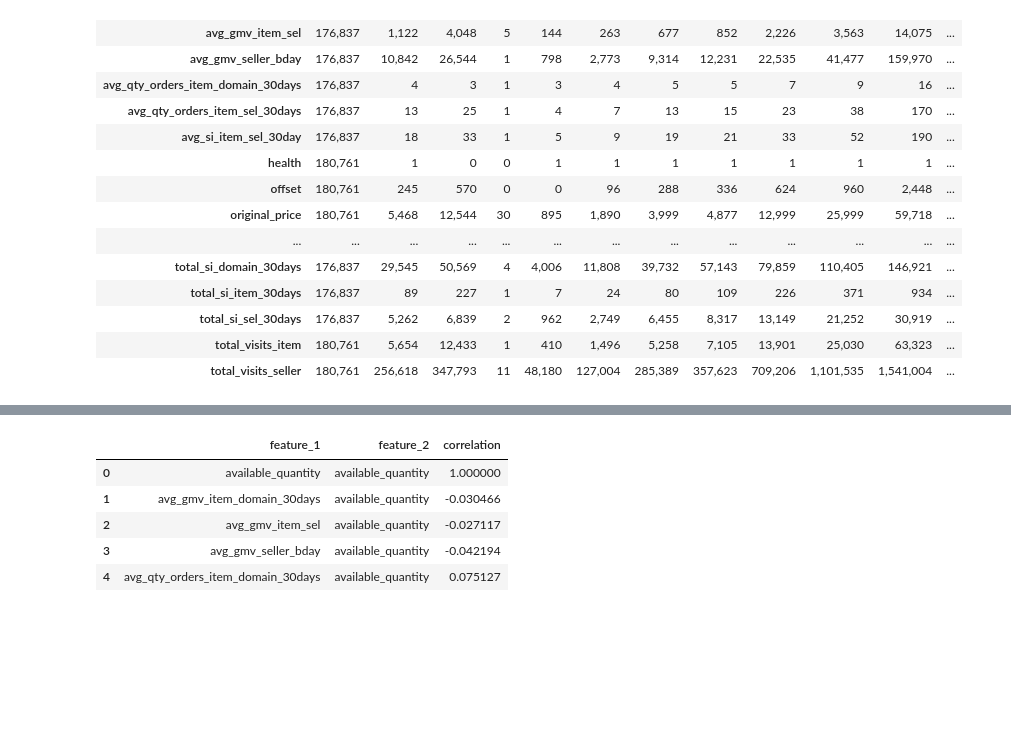
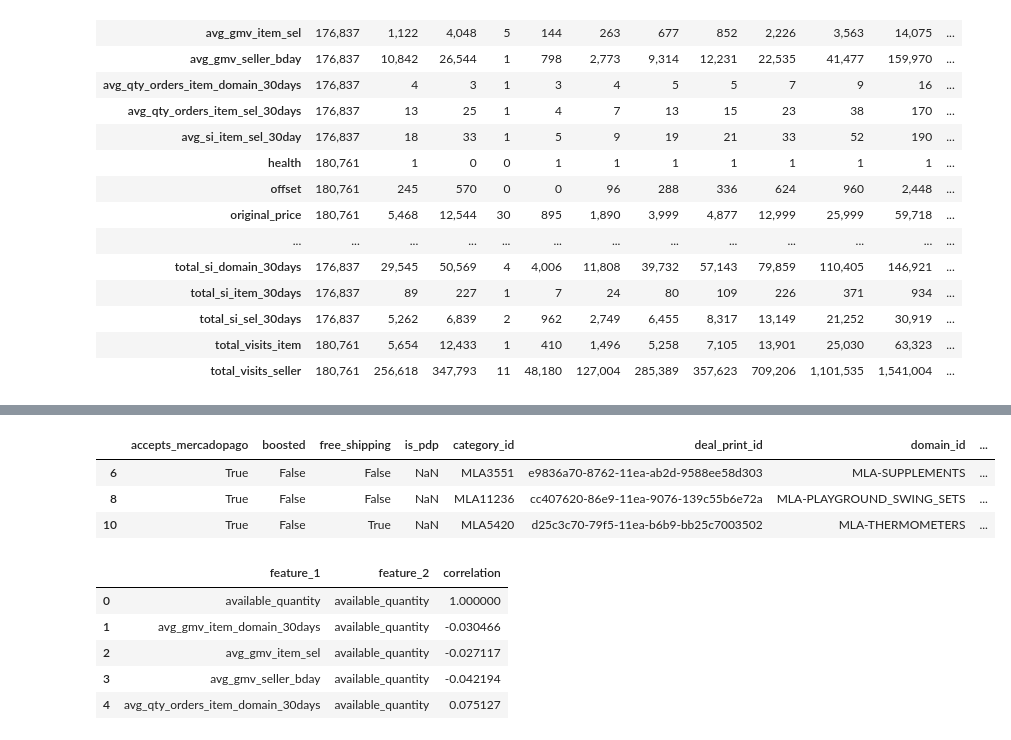
Before and after one commit to jonmunm/nbs, a Jupyter notebook: Meli/CVR Data Challenge/EDA.ipynb, the cells around one changed output, grey strips where cells are left out. Cells and saved outputs as stored; diff of their text form; code cells hidden in the pictures; blank space fills up the shorter version.

```diff
--- a/Meli/CVR Data Challenge/Exploration.ipynb
+++ b/Meli/CVR Data Challenge/EDA.ipynb
@@ -147,3 +251,10 @@ for i, column in enumerate(plotting_columns):
+# %%
+train_df[train_df['is_pdp'].isna()][categorical_features].head(3)
+# %% [output]
+|  | accepts_mercadopago | boosted | free_shipping | is_pdp | category_id | deal_print_id | domain_id | ... |
+| 6 | True | False | False | NaN | MLA3551 | e9836a70-8762-11ea-ab2d-9588ee58d303 | MLA-SUPPLEMENTS | ... |
+| 8 | True | False | False | NaN | MLA11236 | cc407620-86e9-11ea-9076-139c55b6e72a | MLA-PLAYGROUND_SWING_SETS | ... |
+| 10 | True | False | True | NaN | MLA5420 | d25c3c70-79f5-11ea-b6b9-bb25c7003502 | MLA-THERMOMETERS | ... |
 # %%
 correlations_df = train_df[numerical_features].corr()\
     .reset_index()\
```
Also changed, not shown: parts of 18 cells of this notebook, 7 other files.
